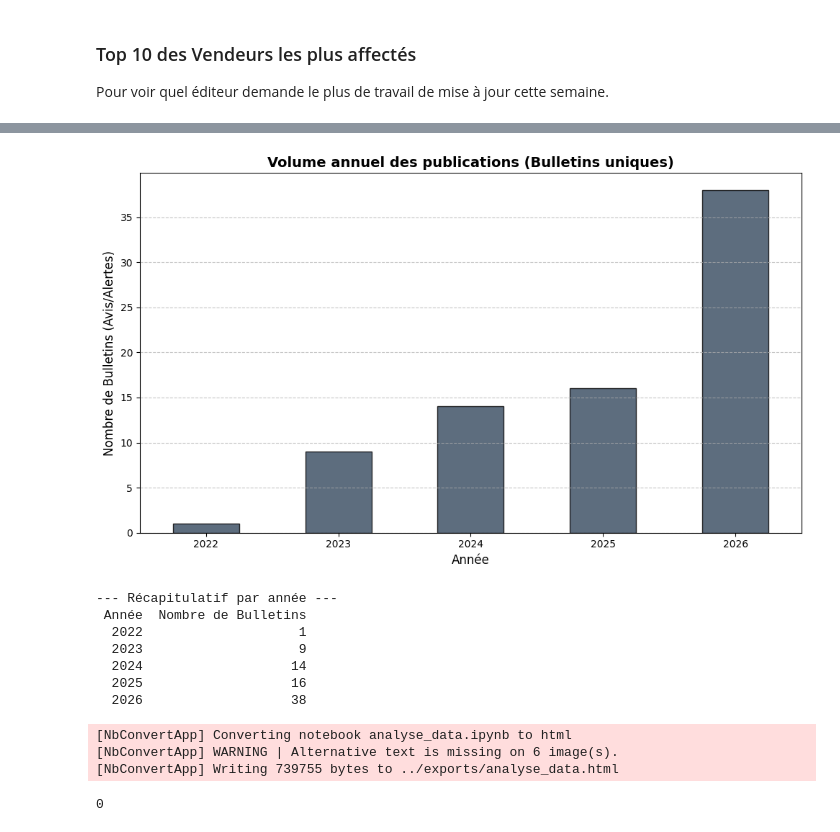
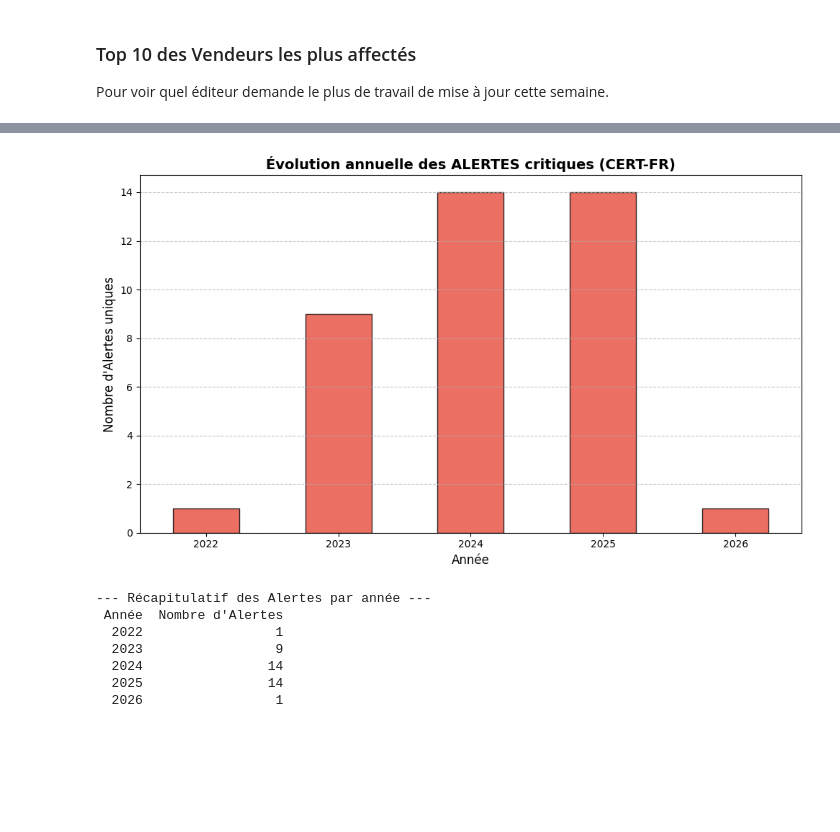
Before and after one commit to Warrikard/Analyse-Bulletins-ANSSI, a Jupyter notebook: notebooks/analyse_data.ipynb, the cells around one changed output, grey strips where cells are left out. Saved outputs shown, nothing was run; the diff lists cells and outputs as text; code cells hidden in the pictures; blank space fills up the shorter version.

Commit message:
Maj notebook

```diff
--- a/notebooks/analyse_data.ipynb
+++ b/notebooks/analyse_data.ipynb
@@ -57,9 +57,11 @@ plt.show()
 # %% [markdown]
 ### Analyse par Autorité (Assigner)
 # %%
+# On filtre pour ne garder que les lignes où l'organisation n'est pas "Inconnu"
+df = df[df["Organisation d'autorité"] != "Inconnu"]
 plt.figure(figsize=(7, 7))
-df["Organisation d'autorité"].value_counts().plot(kind='pie', autopct='%1.1f%%', startangle=140)
-plt.title("Répartition des sources d'autorité")
+df["Organisation d'autorité"].value_counts().head(15).plot(kind='pie', autopct='%1.1f%%', startangle=140)
+plt.title("Top 15 répartition des sources d'autorité")
 plt.ylabel('')
 plt.show()
 # %% [output]
@@ -79,46 +81,42 @@ plt.show()
 # %%
-# 1. Nettoyage et conversion
-df_temporel = df.drop_duplicates(subset=['Bulletin_Titre']).copy()
+# 1. Filtrer uniquement les lignes dont le titre commence par "Alerte"
+# On utilise .str.startswith() pour isoler les alertes critiques de l'ANSSI
+df_alertes = df[df['Bulletin_Titre'].str.startswith("Alerte", na=False)].copy()
+
+# 2. Tri par nom et suppression des doublons de bulletins
+# Un même bulletin "Alerte" peut lister plusieurs CVE, on ne garde que l'entité Bulletin unique
+df_temporel = df_alertes.sort_values(by='Bulletin_Titre').drop_duplicates(subset=['Bulletin_Titre']).copy()
+
+# 3. Conversion de la date
 df_temporel['Bulletin_Date'] = pd.to_datetime(df_temporel['Bulletin_Date'])
 
-# 2. Agrégation des données par ANNÉE
-# On extrait l'année et on compte le nombre de bulletins
+# 4. Agrégation par ANNÉE
 evol_annuelle = df_temporel.groupby(df_temporel['Bulletin_Date'].dt.year).size().sort_index()
 
-# 3. Création du graphique (Barres plus adaptées pour des années)
+# 5. Création du graphique
 plt.figure(figsize=(10, 6))
-evol_annuelle.plot(kind='bar', color='#34495e', edgecolor='black', alpha=0.8)
+evol_annuelle.plot(kind='bar', color='#e74c3c', edgecolor='black', alpha=0.8)
 
-# Personnalisation visuelle
-plt.title("Volume annuel des publications (Bulletins uniques)", fontsize=14, fontweight='bold')
+# Personnalisation
+plt.title("Évolution annuelle des ALERTES critiques (CERT-FR)", fontsize=14, fontweight='bold')
 plt.xlabel("Année", fontsize=12)
-plt.ylabel("Nombre de Bulletins (Avis/Alertes)", fontsize=12)
-plt.xticks(rotation=0) # Années à l'horizontale
+plt.ylabel("Nombre d'Alertes uniques", fontsize=12)
+plt.xticks(rotation=0)
 plt.grid(axis='y', linestyle='--', alpha=0.7)
 plt.tight_layout()
 plt.show()
 
-# 4. Tableau de données récapitulatif
+# 6. Affichage du récapitulatif
 tableau_annuel = evol_annuelle.reset_index()
-tableau_annuel.columns = ['Année', 'Nombre de Bulletins']
-print("--- Récapitulatif par année ---")
+tableau_annuel.columns = ['Année', 'Nombre d\'Alertes']
+print("--- Récapitulatif des Alertes par année ---")
 print(tableau_annuel.to_string(index=False))
 # %% [output]
-[figure, old version]
+[figure, new version]
---- Récapitulatif par année ---
- Année  Nombre de Bulletins
-  2022                    1
-  2023                    9
-  2024                   14
-  2025                   16
-  2026                   38
+--- Récapitulatif des Alertes par année ---
+ Année  Nombre d'Alertes
+  2022                 1
+  2023                 9
+  2024                14
+  2025                14
+  2026                 1
-# %%
-import os
-
-os.makedirs('../exports', exist_ok=True)
-os.system('jupyter nbconvert analyse_data.ipynb --to html --no-input --output-dir="../exports"')
-# %% [output]
-[NbConvertApp] Converting notebook analyse_data.ipynb to html
-[NbConvertApp] WARNING | Alternative text is missing on 6 image(s).
-[NbConvertApp] Writing 739755 bytes to ../exports/analyse_data.html
-0
```
Also changed, not shown: parts of 4 cells of this notebook, 1 other file.
